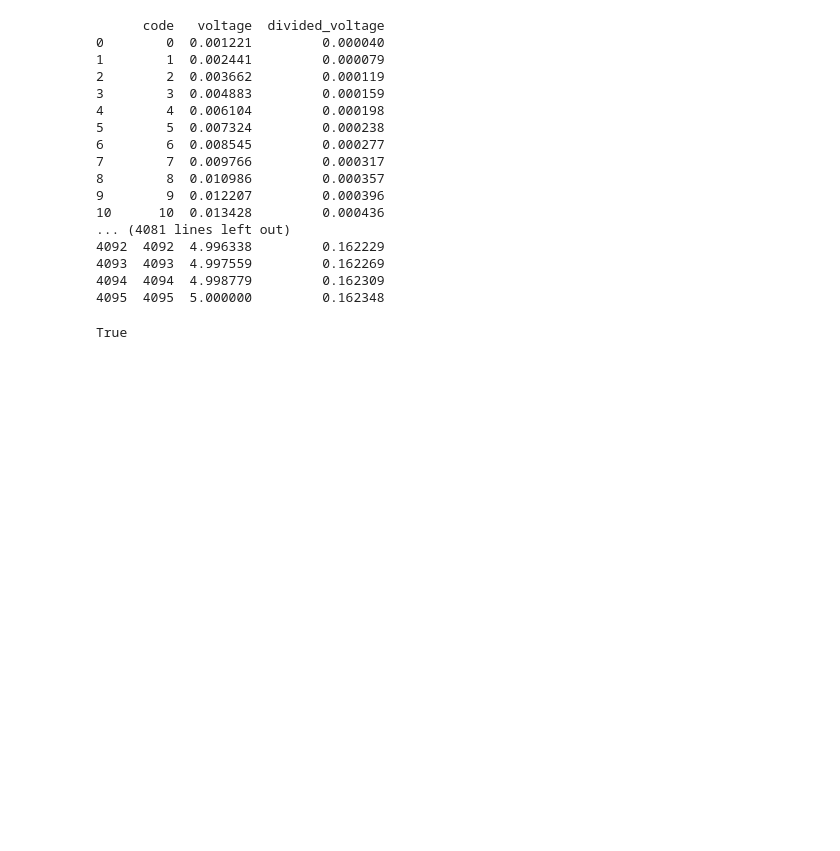
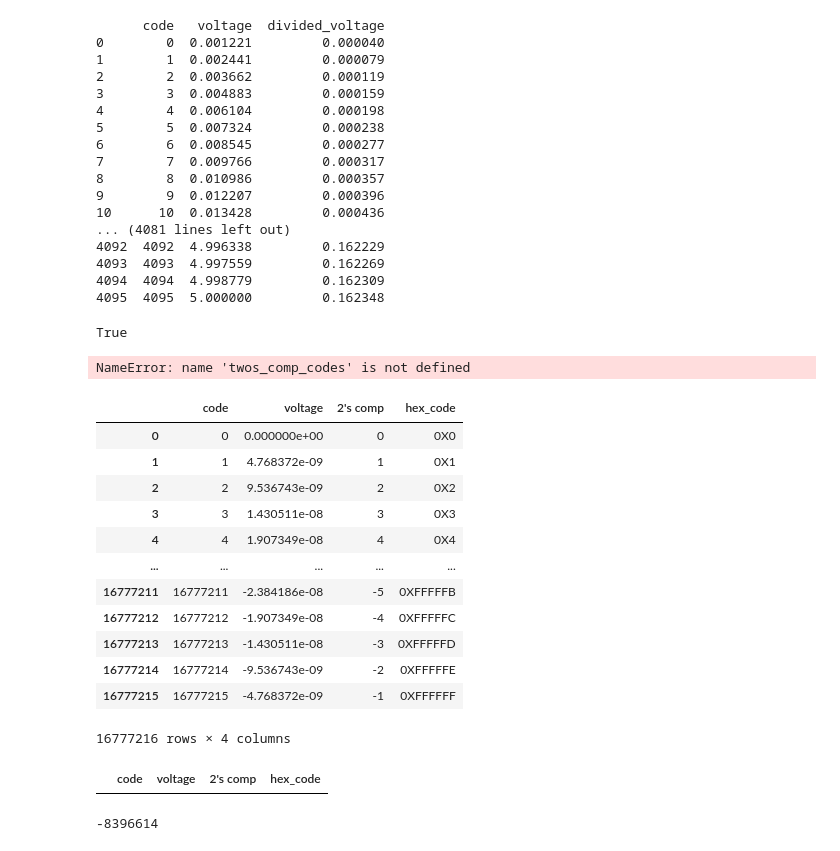
Before and after one commit to Marik28/dissertation, a Jupyter notebook: notebooks/Исследование mc7425.ipynb, the cells around one changed output. Cells and saved outputs as stored; diff of their text form; code cells hidden in the pictures; blank space fills up the shorter version.

```diff
--- a/notebooks/Исследование mc7425.ipynb
+++ b/notebooks/Исследование mc7425.ipynb
@@ -90,0 +104,46 @@ True
+# %%
+twos_comp_codes = [twos_comp(i, 24) for i in hx_codes]
+# %%
+hx_voltages = [i * step for i in twos_comp_codes]
+# %%
+hex_codes = [hex(i).upper() for i in hx_codes]
+# %%
+df_hx = pd.DataFrame(
+    {
+        "code": hx_codes,
+        "voltage": hx_voltages,
+        "2's comp": twos_comp_codes,
+        "hex_code": hex_codes,
+    }
+)
+# %%
+del twos_comp_codes
+del hx_codes
+del hx_voltages
+del hex_codes
+# %% [output]
+NameError: name 'twos_comp_codes' is not defined
+# %%
+df_hx
+# %% [output]
+|  | code | voltage | 2's comp | hex_code |
+| 0 | 0 | 0.000000e+00 | 0 | 0X0 |
+| 1 | 1 | 4.768372e-09 | 1 | 0X1 |
+| 2 | 2 | 9.536743e-09 | 2 | 0X2 |
+| 3 | 3 | 1.430511e-08 | 3 | 0X3 |
+| 4 | 4 | 1.907349e-08 | 4 | 0X4 |
+| ... | ... | ... | ... | ... |
+| 16777211 | 16777211 | -2.384186e-08 | -5 | 0XFFFFFB |
+| 16777212 | 16777212 | -1.907349e-08 | -4 | 0XFFFFFC |
+| 16777213 | 16777213 | -1.430511e-08 | -3 | 0XFFFFFD |
+| 16777214 | 16777214 | -9.536743e-09 | -2 | 0XFFFFFE |
+| 16777215 | 16777215 | -4.768372e-09 | -1 | 0XFFFFFF |
+16777216 rows × 4 columns
+# %%
+df_hx[df_hx["2\'s comp"]  == -8396614]
+# %% [output]
+|  | code | voltage | 2's comp | hex_code |
+# %%
+-8006 ^ 0x800000
+# %% [output]
+-8396614
```
Also changed, not shown: parts of 4 cells of this notebook.
